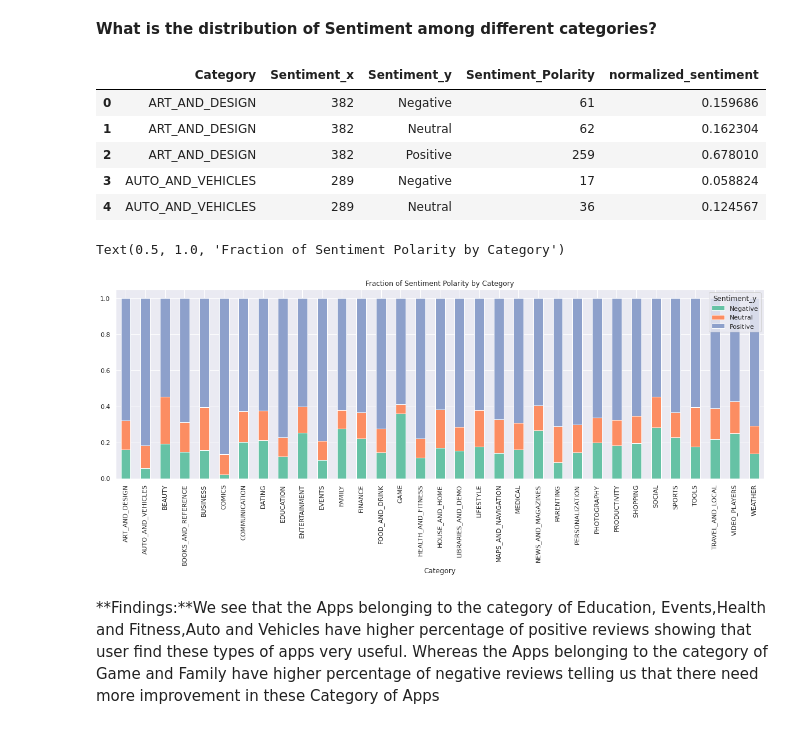
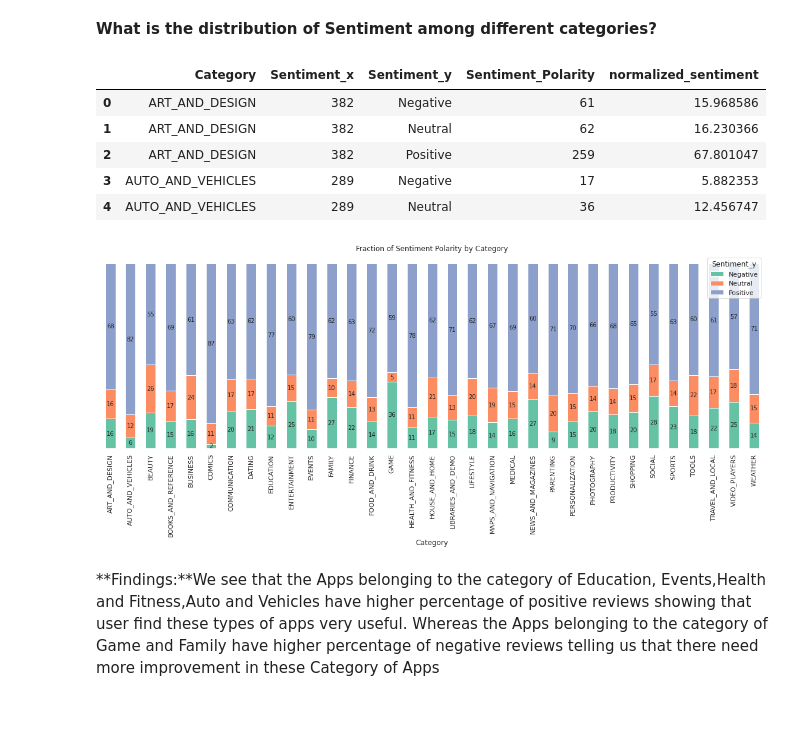
Before and after one commit to sudeep-009/PlayStoreAppReviewAnalysis, a Jupyter notebook: Copy_of_Play_Store_App_Review_Analysis_Capstone_Project.ipynb, the cells around one changed output. Drawn from its saved outputs; the diff is of its cells as text; code cells hidden in the pictures.

```diff
--- a/Copy_of_Play_Store_App_Review_Analysis_Capstone_Project.ipynb
+++ b/Copy_of_Play_Store_App_Review_Analysis_Capstone_Project.ipynb
@@ -606,0 +609,25 @@ plt.show()
+# %%
+free_app = app_df[app_df['Type'] == 'Free'].groupby('Category').agg({"App": "count"}).reset_index()
+paid_app = app_df[app_df['Type'] == 'Paid'].groupby('Category').agg({"App": "count"}).reset_index()
+new_df = pd.merge(left=free_app,right=paid_app,how='inner',on='Category')
+new_df.columns = ['Category','Free','Paid']
+new_df.set_index('Category',inplace=True)
+from pylab import rcParams
+rcParams['figure.figsize'] = 20, 10
+sns.set(palette="pastel",style='whitegrid')
+ax = new_df.plot(kind='bar', stacked = True)
+plt.title("Categorical wise ratio of free apps and paid apps",size=15)
+plt.grid(False)
+# for p in ax.patches:
+#     width, height = p.get_width(), p.get_height()
+#     x, y = p.get_xy()
+#     ax.text(x+width/2,
+#             y+height/2,
+#             '{:.0f}'.format(height),
+#             horizontalalignment='center',
+#             verticalalignment='center',size=10)
+ax = plt.gca()
+ax.axes.yaxis.set_ticklabels([])
+plt.xticks(rotation=90)
+for spine in ax.spines.values():
+  spine.set_visible(False)
@@ -1106,27 +1144,39 @@ plt.show()
 sentiment_sum = merge_df.groupby('Category').agg({"Sentiment": "count"}).reset_index()
 sentiment_count = merge_df.groupby(['Category','Sentiment']).agg({"Sentiment_Polarity":"count"}).reset_index()
 new_df = sentiment_sum.merge(sentiment_count,on='Category')
-new_df['normalized_sentiment'] = new_df['Sentiment_Polarity']/new_df['Sentiment_x']
+new_df['normalized_sentiment'] = new_df['Sentiment_Polarity']/new_df['Sentiment_x']*100
 new_df.head()
 # %% [output]
 |  | Category | Sentiment_x | Sentiment_y | Sentiment_Polarity | normalized_sentiment |
-| 0 | ART_AND_DESIGN | 382 | Negative | 61 | 0.159686 |
-| 1 | ART_AND_DESIGN | 382 | Neutral | 62 | 0.162304 |
-| 2 | ART_AND_DESIGN | 382 | Positive | 259 | 0.678010 |
-| 3 | AUTO_AND_VEHICLES | 289 | Negative | 17 | 0.058824 |
-| 4 | AUTO_AND_VEHICLES | 289 | Neutral | 36 | 0.124567 |
+| 0 | ART_AND_DESIGN | 382 | Negative | 61 | 15.968586 |
+| 1 | ART_AND_DESIGN | 382 | Neutral | 62 | 16.230366 |
+| 2 | ART_AND_DESIGN | 382 | Positive | 259 | 67.801047 |
+| 3 | AUTO_AND_VEHICLES | 289 | Negative | 17 | 5.882353 |
+| 4 | AUTO_AND_VEHICLES | 289 | Neutral | 36 | 12.456747 |
 # %%
 new_df_stack = new_df.pivot(index='Category',columns='Sentiment_y',values='normalized_sentiment')
 # %%
 from pylab import rcParams
 rcParams['figure.figsize'] = 20, 6
-sns.set(palette="Set2")
-new_df_stack.plot(kind='bar', stacked = True)
+sns.set(palette="Set2",style='whitegrid')
+ax = new_df_stack.plot(kind='bar', stacked = True)
 plt.title("Fraction of Sentiment Polarity by Category")
+plt.grid(False)
+for p in ax.patches:
+    width, height = p.get_width(), p.get_height()
+    x, y = p.get_xy()
+    ax.text(x+width/2,
+            y+height/2,
+            '{:.0f}'.format(height),
+            horizontalalignment='center',
+            verticalalignment='center',size=10)
+ax = plt.gca()
+ax.axes.yaxis.set_ticklabels([])
+for spine in ax.spines.values():
+  spine.set_visible(False)
 # plt.savefig("sentiment_dist.svg", format='svg', dpi=1200)
 # %% [output]
-Text(0.5, 1.0, 'Fraction of Sentiment Polarity by Category')
-[figure, old version]
+[figure, new version]
 # %% [markdown]
 **Findings:**We see that the Apps belonging to the category of Education, Events,Health and Fitness,Auto and Vehicles have higher percentage of positive reviews showing that user find these types of apps very useful. Whereas the Apps belonging to the category of Game and Family have higher percentage of negative reviews telling us that there need more improvement in these Category of Apps
 # %% [markdown]
```
Also changed, not shown: parts of 4 cells of this notebook.
